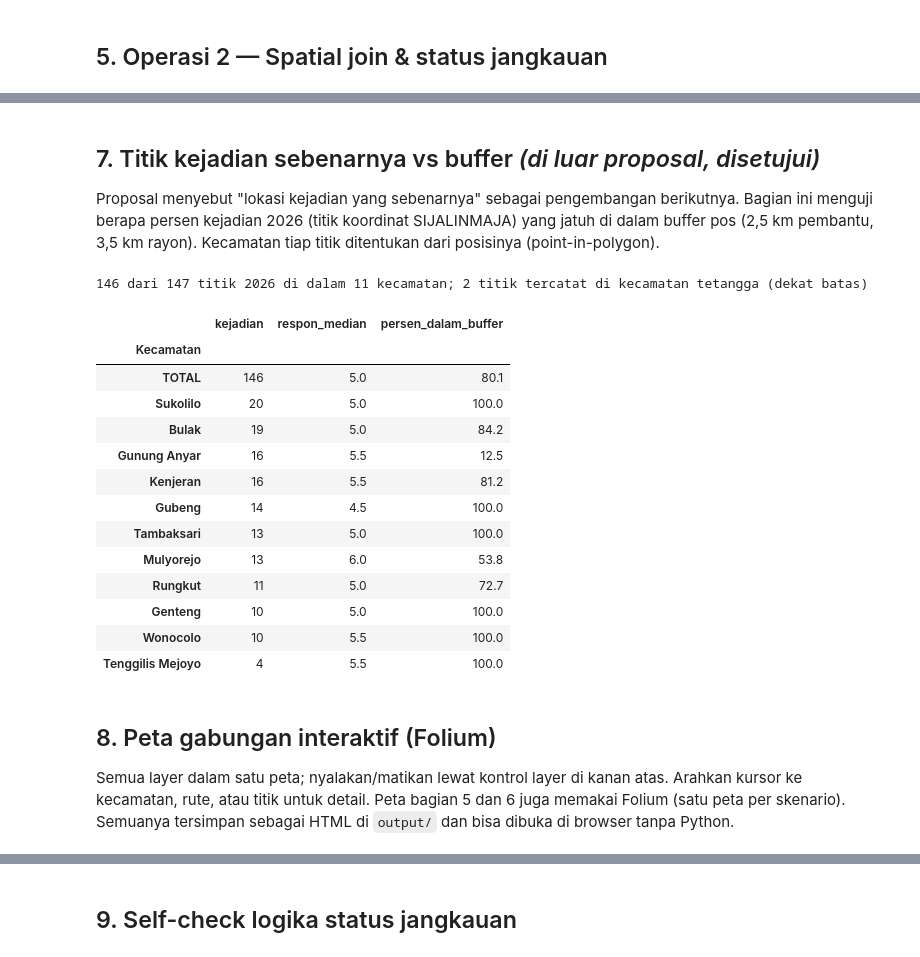
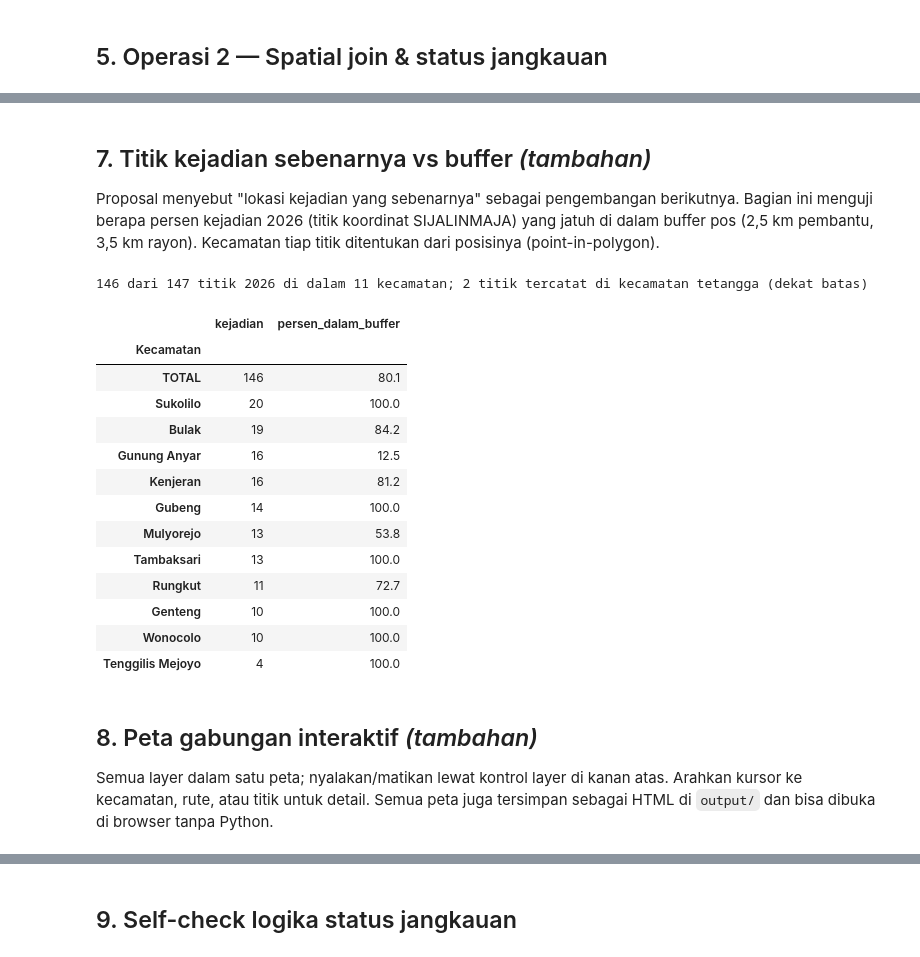
Before and after one commit to Sean-230/Comgraph_AFL2, a Jupyter notebook: AFL2_Comgraph.ipynb, the cells around one changed output, grey strips where cells are left out. Drawn from its saved outputs; the diff is of its cells as text; code cells hidden in the pictures.

```diff
--- a/AFL2_Comgraph.ipynb
+++ b/AFL2_Comgraph.ipynb
@@ -219,0 +196,27 @@ Pos Damkar: 7 fitur, CRS EPSG:4326, bounds [112.7364  -7.3367 112.8017  -7.2318]
+# %%
+w, s, e, n = kec.total_bounds + [-0.05, -0.05, 0.05, 0.05]   # wilayah studi + margin ±5 km
+bbox = [round(float(v), 2) for v in (s, w, n, e)]                # urutan Overpass: selatan, barat, utara, timur
+OSM_PATH = DATA / "osm_fire_station.json"
+osm_json = json.loads(OSM_PATH.read_text()) if OSM_PATH.exists() else {}
+if osm_json.get("bbox") != bbox:   # belum pernah di-query, atau wilayah studi berubah
+    q = f'[out:json][timeout:60];nwr["amenity"="fire_station"]({",".join(map(str, bbox))});out center tags;'
+    r = requests.post("https://overpass-api.de/api/interpreter", data={"data": q}, headers={"User-Agent": "AFL2-Comgraph"}, timeout=90)
+    assert r.ok, f"Overpass error {r.status_code}: {r.text[:200]}"
+    osm_json = {"bbox": bbox, "elements": r.json()["elements"]}
+    OSM_PATH.write_text(json.dumps(osm_json))
+el = osm_json["elements"]
+xy = [(e["lon"], e["lat"]) if "lon" in e else (e["center"]["lon"], e["center"]["lat"]) for e in el]
+osm = gpd.GeoDataFrame({"nama_osm": [e["tags"].get("name", "(tanpa nama)") for e in el]},
+                       geometry=gpd.points_from_xy(*zip(*xy)), crs="EPSG:4326")
+
+osm_m, pos_cek = osm.to_crs(CRS_UTM), pos.to_crs(CRS_UTM)
+jarak = [pos_cek.distance(g) for g in osm_m.geometry]
+osm["pos_di_csv"] = [pos_cek.loc[d.idxmin(), "nama"] if d.min() <= 200 else "-" for d in jarak]
+osm["jarak_ke_pos_csv_m"] = [round(d.min()) for d in jarak]
+osm["jarak_ke_wilayah_studi_km"] = (osm_m.distance(kec.to_crs(CRS_UTM).union_all()) / 1000).round(2)
+
+print(f"{len(osm)} pos di OSM sekitar wilayah studi, {(osm['pos_di_csv'] != '-').sum()} cocok dengan pos di CSV.")
+print("Pos di CSV yang tidak ada di OSM (koordinat diverifikasi manual):", ", ".join(sorted(set(pos["nama"]) - set(osm["pos_di_csv"]))) or "-")
+osm_lain = osm[osm["pos_di_csv"] == "-"]   # ditampilkan sebagai layer abu-abu di peta gabungan (bagian 8)
+print("Pos di OSM yang tidak dipakai dalam analisis:", ", ".join(osm_lain["nama_osm"]) or "-")
+osm.drop(columns="geometry")
@@ -222,6 +238,5 @@ Pos Damkar: 7 fitur, CRS EPSG:4326, bounds [112.7364  -7.3367 112.8017  -7.2318]
 # %%
 kec_m = kec.to_crs(CRS_UTM)
 pos_m = pos.to_crs(CRS_UTM)
-kec_m["luas_km2"] = (kec_m.area / 1e6).round(2)
-kec_m[["Kecamatan", "jumlah_kejadian", "luas_km2"]]
+print(f"{CRS_UTM}: satuan {kec_m.crs.axis_info[0].unit_name}")
 # %% [output]
@@ -504,41 +500,39 @@ Peta tersimpan: output\peta_rute_jam_0600.html
 # %% [markdown]
-## 7. Titik kejadian sebenarnya vs buffer *(di luar proposal, disetujui)*
+## 7. Titik kejadian sebenarnya vs buffer *(tambahan)*
 Proposal menyebut "lokasi kejadian yang sebenarnya" sebagai pengembangan berikutnya. Bagian ini menguji berapa persen kejadian 2026 (titik koordinat SIJALINMAJA)
 yang jatuh di dalam buffer pos (2,5 km pembantu, 3,5 km rayon). Kecamatan tiap titik ditentukan dari posisinya (point-in-polygon).
 # %%
 titik = gpd.GeoDataFrame(raw, geometry=gpd.points_from_xy(raw["lon"], raw["lat"]), crs="EPSG:4326").to_crs(CRS_UTM)   # raw dari bagian 1
 n_awal = len(titik)
 titik = gpd.sjoin(titik, kec_m[["key", "Kecamatan", "geometry"]], predicate="within").drop(columns="index_right")
 beda = (titik["key"] != titik["nama_kecamatan"].map(kunci)).sum()
-print(f"{len(titik)} dari {n_awal} titik {TAHUN} di dalam 11 kecamatan; {beda} titik tercatat di kecamatan tetangga (dekat batas)")
+print(f"{len(titik)} dari {n_awal} titik {TAHUN} di dalam {len(STUDI)} kecamatan; {beda} titik tercatat di kecamatan tetangga (dekat batas)")
 
 titik["dalam_buffer"] = titik.within(buffer_m.union_all())
 persen = lambda s: round(s.mean() * 100, 1)
-cakupan = titik.groupby("Kecamatan").agg(kejadian=("id", "size"), respon_median=("respon_time", "median"),
-                                         persen_dalam_buffer=("dalam_buffer", persen))
-cakupan.loc["TOTAL"] = [len(titik), titik["respon_time"].median(), persen(titik["dalam_buffer"])]
+cakupan = titik.groupby("Kecamatan").agg(kejadian=("id", "size"), persen_dalam_buffer=("dalam_buffer", persen))
+cakupan.loc["TOTAL"] = [len(titik), persen(titik["dalam_buffer"])]
 cakupan.to_csv(OUT / f"cakupan_titik_{TAHUN}.csv")
 cakupan.sort_values("kejadian", ascending=False)
 # %% [output]
 146 dari 147 titik 2026 di dalam 11 kecamatan; 2 titik tercatat di kecamatan tetangga (dekat batas)
-|  | kejadian | respon_median | persen_dalam_buffer |
-| Kecamatan |  |  |  |
-| TOTAL | 146 | 5.0 | 80.1 |
-| Sukolilo | 20 | 5.0 | 100.0 |
-| Bulak | 19 | 5.0 | 84.2 |
-| Gunung Anyar | 16 | 5.5 | 12.5 |
-| Kenjeran | 16 | 5.5 | 81.2 |
-| Gubeng | 14 | 4.5 | 100.0 |
-| Tambaksari | 13 | 5.0 | 100.0 |
-| Mulyorejo | 13 | 6.0 | 53.8 |
-| Rungkut | 11 | 5.0 | 72.7 |
-| Genteng | 10 | 5.0 | 100.0 |
-| Wonocolo | 10 | 5.5 | 100.0 |
-| Tenggilis Mejoyo | 4 | 5.5 | 100.0 |
+|  | kejadian | persen_dalam_buffer |
+| Kecamatan |  |  |
+| TOTAL | 146 | 80.1 |
+| Sukolilo | 20 | 100.0 |
+| Bulak | 19 | 84.2 |
+| Gunung Anyar | 16 | 12.5 |
+| Kenjeran | 16 | 81.2 |
+| Gubeng | 14 | 100.0 |
+| Mulyorejo | 13 | 53.8 |
+| Tambaksari | 13 | 100.0 |
+| Rungkut | 11 | 72.7 |
+| Genteng | 10 | 100.0 |
+| Wonocolo | 10 | 100.0 |
+| Tenggilis Mejoyo | 4 | 100.0 |
 # %% [markdown]
-## 8. Peta gabungan interaktif (Folium)
-Semua layer dalam satu peta; nyalakan/matikan lewat kontrol layer di kanan atas. Arahkan kursor ke kecamatan, rute, atau titik untuk detail.
-Peta bagian 5 dan 6 juga memakai Folium (satu peta per skenario). Semuanya tersimpan sebagai HTML di `output/` dan bisa dibuka di browser tanpa Python.
+## 8. Peta gabungan interaktif *(tambahan)*
+Semua layer dalam satu peta; nyalakan/matikan lewat kontrol layer di kanan atas. Arahkan kursor ke kecamatan, rute, atau titik untuk detail. Semua peta juga tersimpan sebagai HTML di `output/` dan bisa dibuka di browser tanpa Python.
 # %%
 m = peta_baru()
 
```
Also changed, not shown: parts of 24 cells of this notebook, 22 other files.
